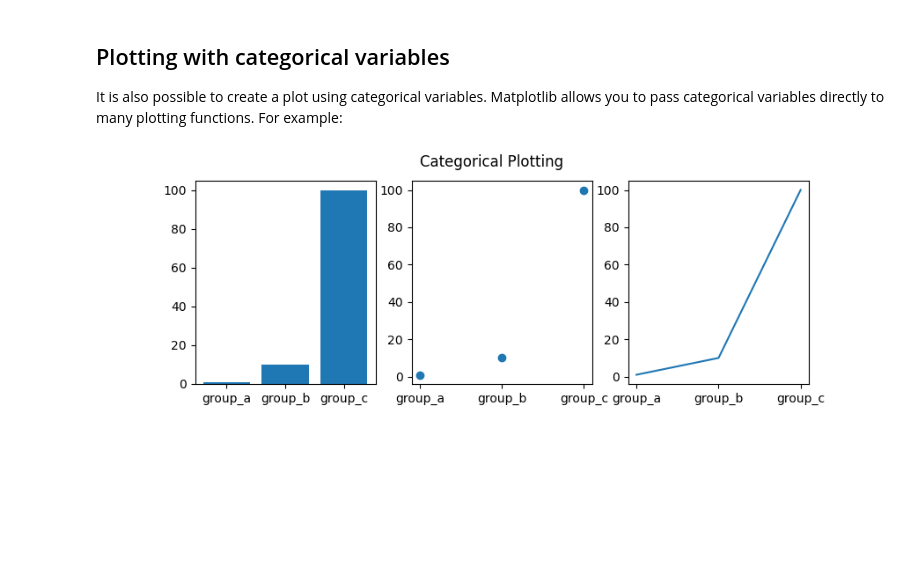
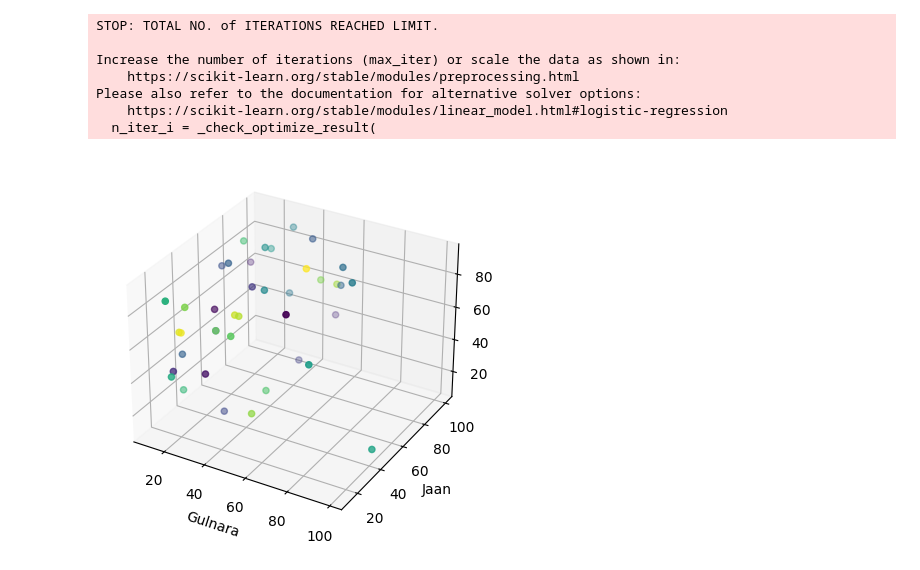
Before and after one commit to GulnaraY/codespaces-jupyter, a Jupyter notebook: notebooks/matplotlib.ipynb, the cells around one changed output. Drawn from its saved outputs; the diff is of its cells as text; code cells hidden in the pictures; blank space fills up the shorter version.

Commit message:
Pending changes exported from your codespace

```diff
--- a/notebooks/matplotlib.ipynb
+++ b/notebooks/matplotlib.ipynb
@@ -124,20 +1,41 @@ plt.show()
-# %% [markdown]
-## Plotting with categorical variables
-
-It is also possible to create a plot using categorical variables. Matplotlib allows you to pass categorical variables directly to many plotting functions. For example:
-# %%
-names = ['group_a', 'group_b', 'group_c']
-values = [1, 10, 100]
-
-plt.figure(figsize=(9, 3))
-
-plt.subplot(131)
-plt.bar(names, values)
-plt.subplot(132)
-plt.scatter(names, values)
-plt.subplot(133)
-plt.plot(names, values)
-plt.suptitle('Categorical Plotting')
-plt.show()
-# %% [output]
-[figure, removed]
+# %%
+from sklearn.preprocessing import LabelEncoder
+
+# Load the data from the CSV file into a pandas DataFrame
+data = pd.read_csv('/workspaces/codespaces-jupyter/data/output.csv')
+
+# Split the data into the features (X) and the target variable (y)
+X = data[['Gulnara', 'Jaan', 'Indrek']]  # replace with the names of your features
+y = data['Word']  # replace with the name of your target variable
+
+# Convert the target variable to numerical values using LabelEncoder
+le = LabelEncoder()
+y = le.fit_transform(y)
+
+# Split the data into training and testing sets
+X_train, X_test, y_train, y_test = train_test_split(X, y, test_size=0.2)
+
+# Create and fit the logistic regression model
+model = LogisticRegression()
+model.fit(X_train, y_train)
+
+# Use the trained model to make predictions on the test set
+y_pred = model.predict(X_test)
+
+# Create a 3D scatter plot of the data
+fig = plt.figure()
+ax = fig.add_subplot(111, projection='3d')
+ax.scatter(X['Gulnara'], X['Jaan'], X['Indrek'], c=y)
+ax.set_xlabel('Gulnara')
+ax.set_ylabel('Jaan')
+ax.set_zlabel('Indrek')
+plt.show()
+# %% [output]
+STOP: TOTAL NO. of ITERATIONS REACHED LIMIT.
+
+Increase the number of iterations (max_iter) or scale the data as shown in:
+    https://scikit-learn.org/stable/modules/preprocessing.html
+Please also refer to the documentation for alternative solver options:
+    https://scikit-learn.org/stable/modules/linear_model.html#logistic-regression
+  n_iter_i = _check_optimize_result(
+[figure, added]
```
Also changed, not shown: parts of 12 cells of this notebook, 8 other files.
